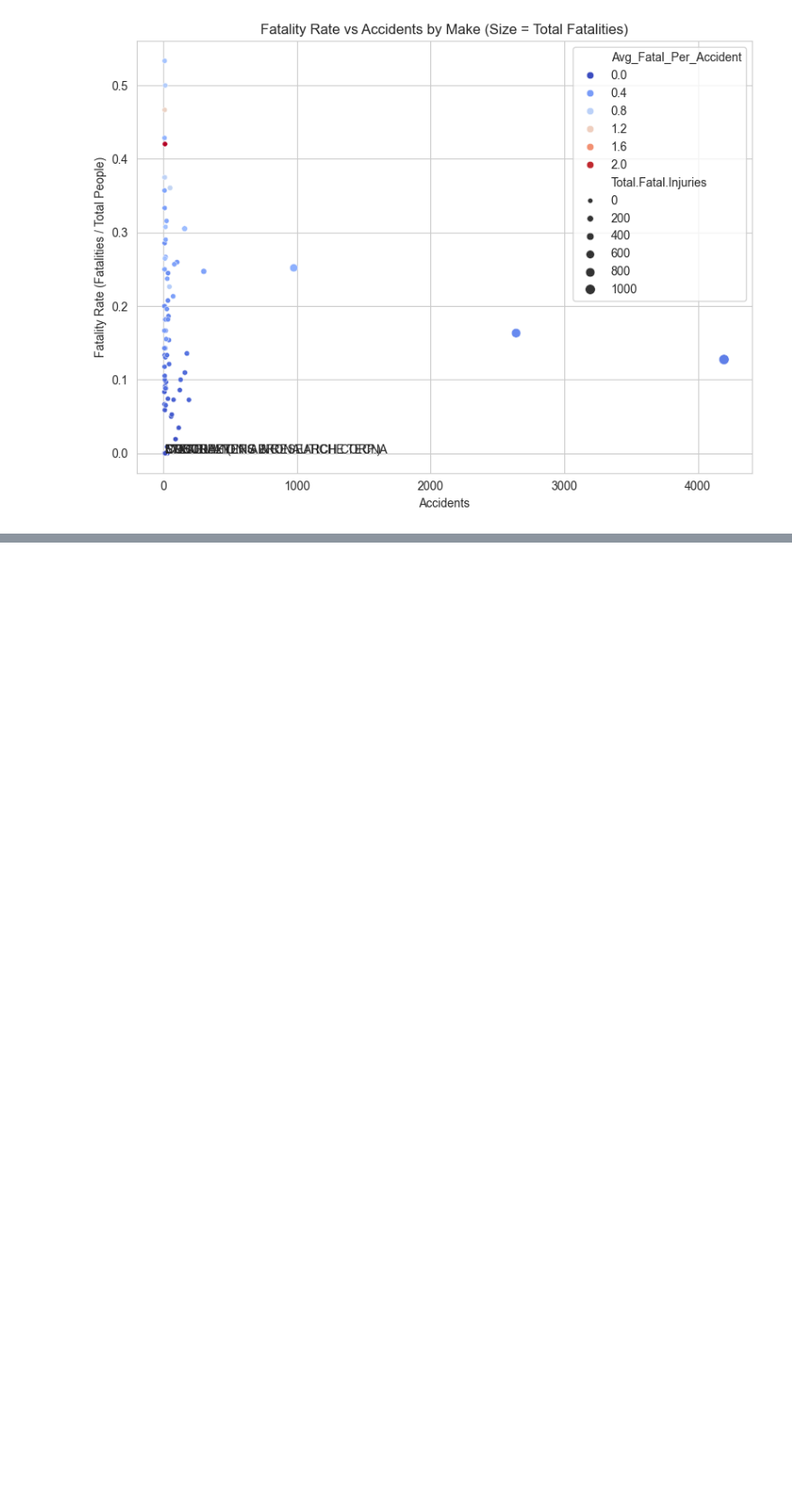
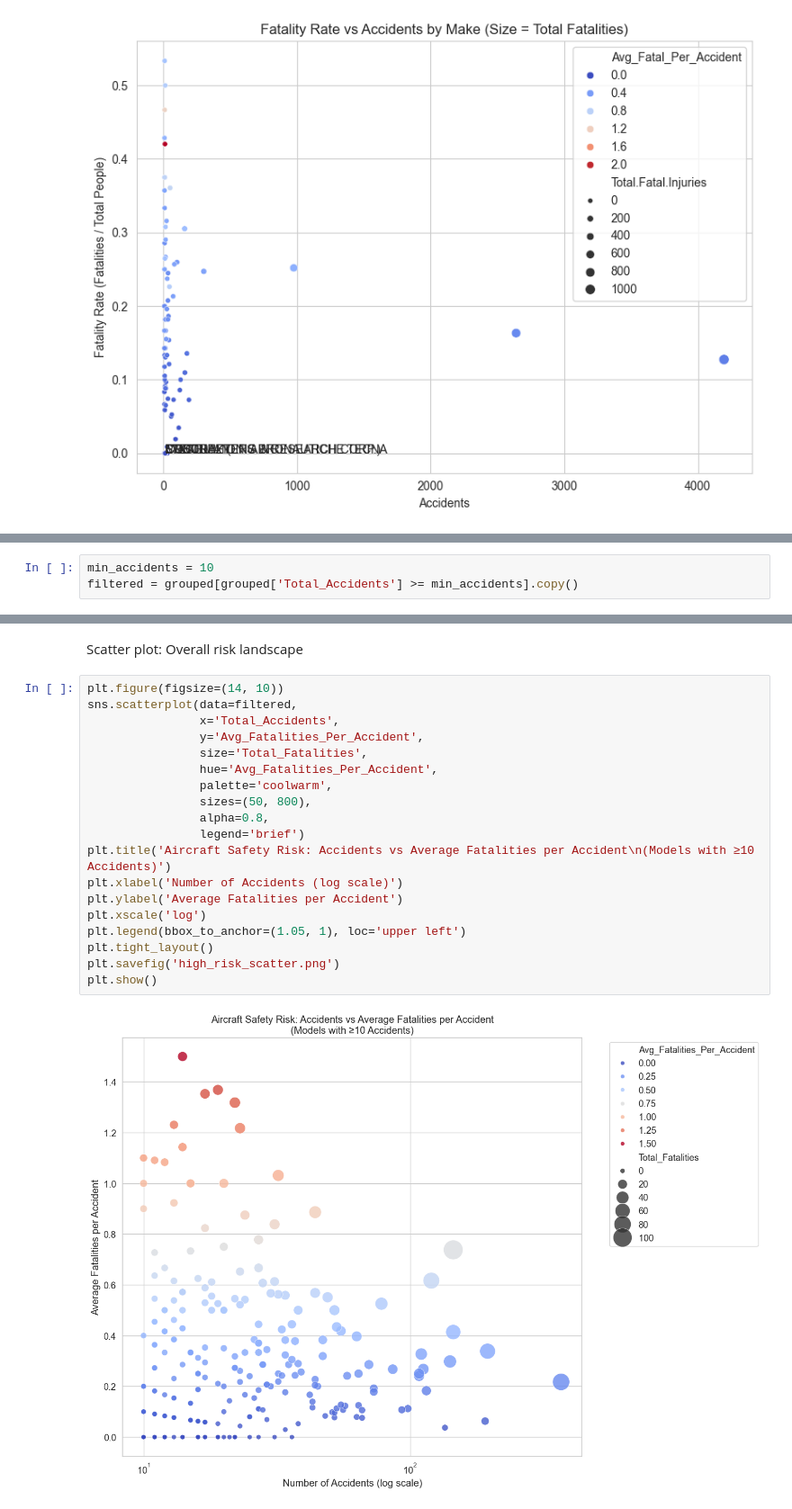
Before and after one commit to t3ch-N/dsc-phase-1-project-v3, a Jupyter notebook: student.ipynb, the cells around one changed output, grey strips where cells are left out. Shown at 90% size. Drawn from its saved outputs; the diff is of its cells as text; blank space fills up the shorter version.

```diff
--- a/student.ipynb
+++ b/student.ipynb
@@ -287,0 +370,3 @@ display(low_risk_models)
+# %%
+min_accidents = 10
+filtered = grouped[grouped['Total_Accidents'] >= min_accidents].copy()
@@ -287,0 +438,23 @@ display(low_risk_models)
+# %% [markdown]
+Scatter plot: Overall risk landscape
+# %%
+plt.figure(figsize=(14, 10))
+sns.scatterplot(data=filtered,
+                x='Total_Accidents',
+                y='Avg_Fatalities_Per_Accident',
+                size='Total_Fatalities',
+                hue='Avg_Fatalities_Per_Accident',
+                palette='coolwarm',
+                sizes=(50, 800),
+                alpha=0.8,
+                legend='brief')
+plt.title('Aircraft Safety Risk: Accidents vs Average Fatalities per Accident\n(Models with ≥10 Accidents)')
+plt.xlabel('Number of Accidents (log scale)')
+plt.ylabel('Average Fatalities per Accident')
+plt.xscale('log')
+plt.legend(bbox_to_anchor=(1.05, 1), loc='upper left')
+plt.tight_layout()
+plt.savefig('high_risk_scatter.png')
+plt.show()
+# %% [output]
+[figure, added]
```
Also changed, not shown: parts of 27 cells of this notebook, 10 other files.
